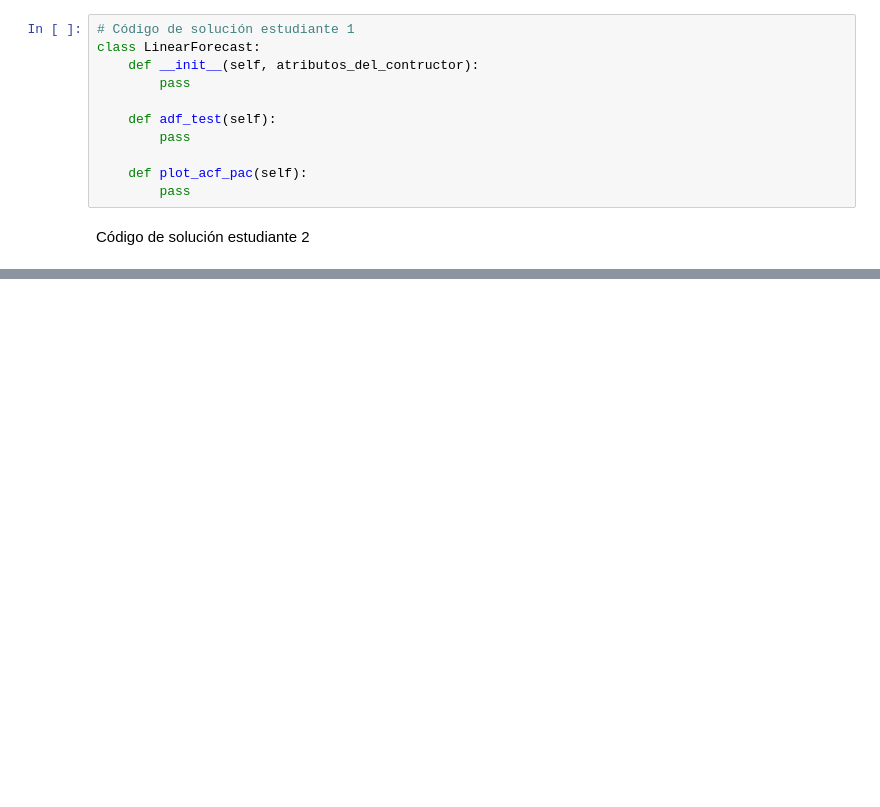
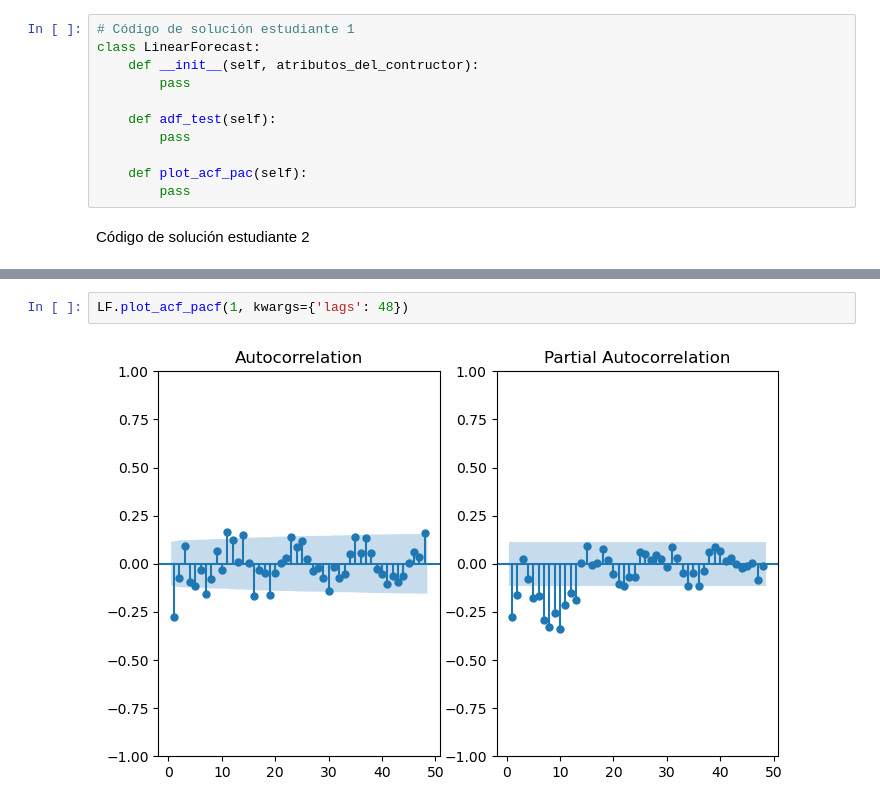
Before and after one commit to SergioDuenass/Tarea3_SDDUENAS_HCORNELAS, a Jupyter notebook: Tarea3.ipynb, the cells around one changed output, grey strips where cells are left out. Cells and saved outputs as stored; diff of their text form; blank space fills up the shorter version.

```diff
--- a/Tarea3.ipynb
+++ b/Tarea3.ipynb
@@ -67,0 +383,4 @@ Código de solución estudiante 2
+# %%
+LF.plot_acf_pacf(1, kwargs={'lags': 48})
+# %% [output]
+[figure, added]
```
Also changed, not shown: parts of 22 cells of this notebook.
